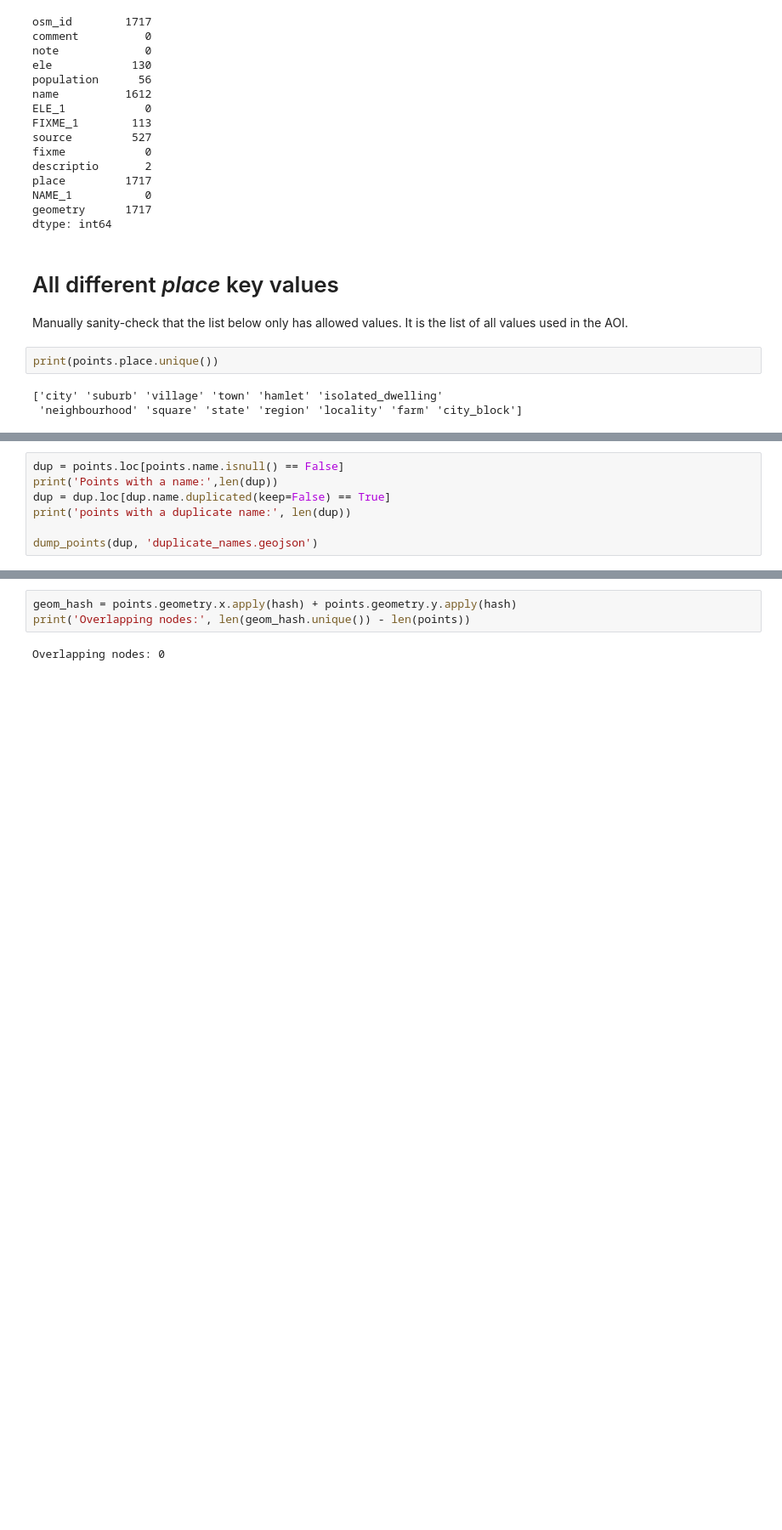
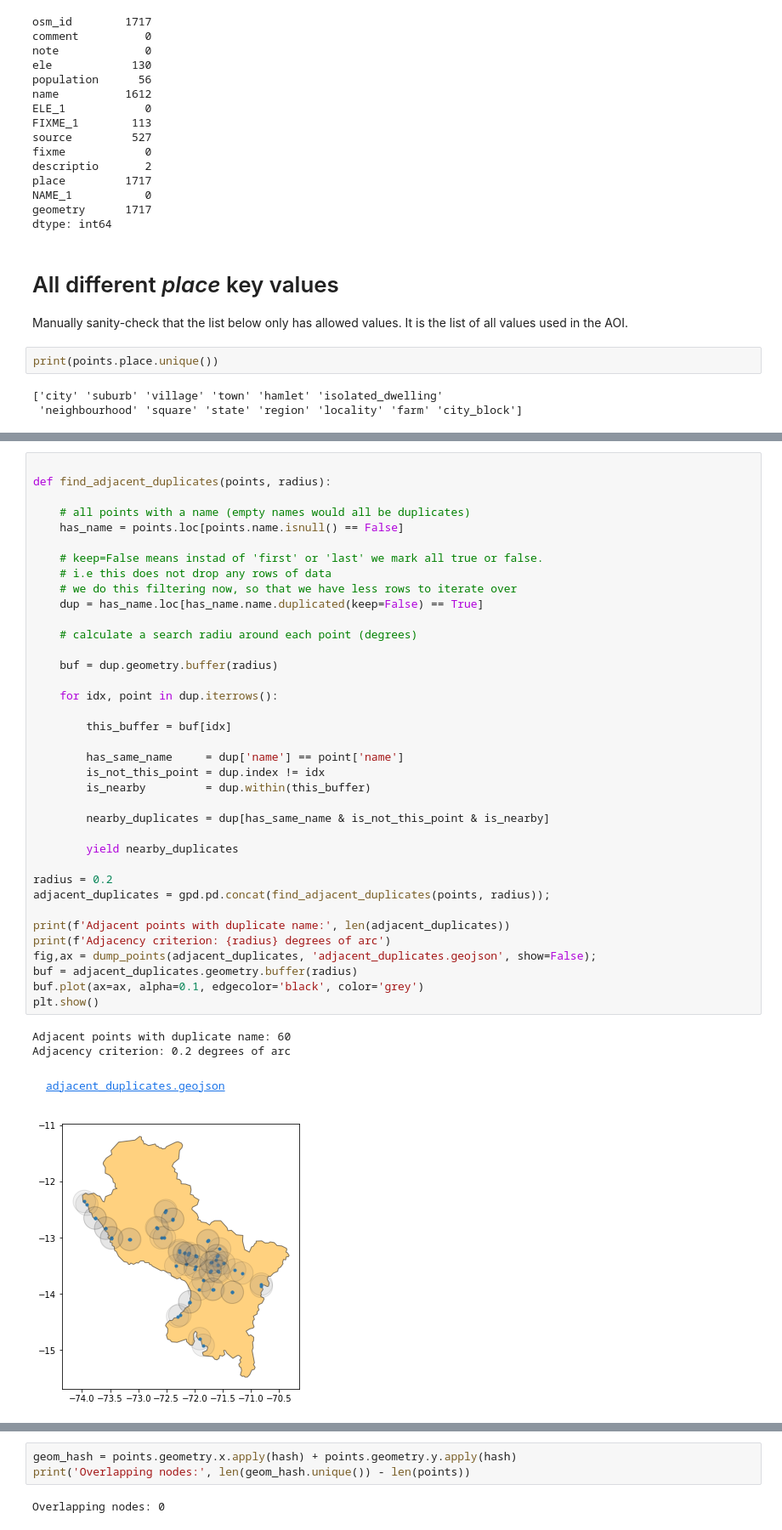
Before and after one commit to jarmokivekas/hotosm-activation-gis-data, a Jupyter notebook: 2019-12-covid-19/8301/TM-8301-report.ipynb, the cells around one changed output, grey strips where cells are left out. Shown at 85% size. Cells and saved outputs as stored; diff of their text form; blank space fills up the shorter version.

```diff
--- a/2019-12-covid-19/8301/TM-8301-report.ipynb
+++ b/2019-12-covid-19/8301/TM-8301-report.ipynb
@@ -193,7 +185,0 @@ Ther _may_ be dupliacate names. Geography is not taken into account. It is possi
-# %%
-dup = points.loc[points.name.isnull() == False]
-print('Points with a name:',len(dup))
-dup = dup.loc[dup.name.duplicated(keep=False) == True]
-print('points with a duplicate name:', len(dup))
-
-dump_points(dup, 'duplicate_names.geojson')
@@ -205 +194,43 @@ duplicate_names.geojson
+# %%
+
+def find_adjacent_duplicates(points, radius):
+
+    # all points with a name (empty names would all be duplicates)
+    has_name = points.loc[points.name.isnull() == False]
+
+    # keep=False means instad of 'first' or 'last' we mark all true or false.
+    # i.e this does not drop any rows of data
+    # we do this filtering now, so that we have less rows to iterate over
+    dup = has_name.loc[has_name.name.duplicated(keep=False) == True]
+
+    # calculate a search radiu around each point (degrees)
+
+    buf = dup.geometry.buffer(radius)
+
+    for idx, point in dup.iterrows():
+
+        this_buffer = buf[idx]
+
+        has_same_name     = dup['name'] == point['name']
+        is_not_this_point = dup.index != idx
+        is_nearby         = dup.within(this_buffer)
+
+        nearby_duplicates = dup[has_same_name & is_not_this_point & is_nearby]
+
+        yield nearby_duplicates
+
+radius = 0.2
+adjacent_duplicates = gpd.pd.concat(find_adjacent_duplicates(points, radius));
+
+print(f'Adjacent points with duplicate name:', len(adjacent_duplicates))
+print(f'Adjacency criterion: {radius} degrees of arc')
+fig,ax = dump_points(adjacent_duplicates, 'adjacent_duplicates.geojson', show=False);
+buf = adjacent_duplicates.geometry.buffer(radius)
+buf.plot(ax=ax, alpha=0.1, edgecolor='black', color='grey')
+plt.show()
+# %% [output]
+Adjacent points with duplicate name: 60
+Adjacency criterion: 0.2 degrees of arc
+adjacent_duplicates.geojson
+[figure, added]
 # %% [markdown]
```
Also changed, not shown: parts of 12 cells of this notebook, 4 other files.
